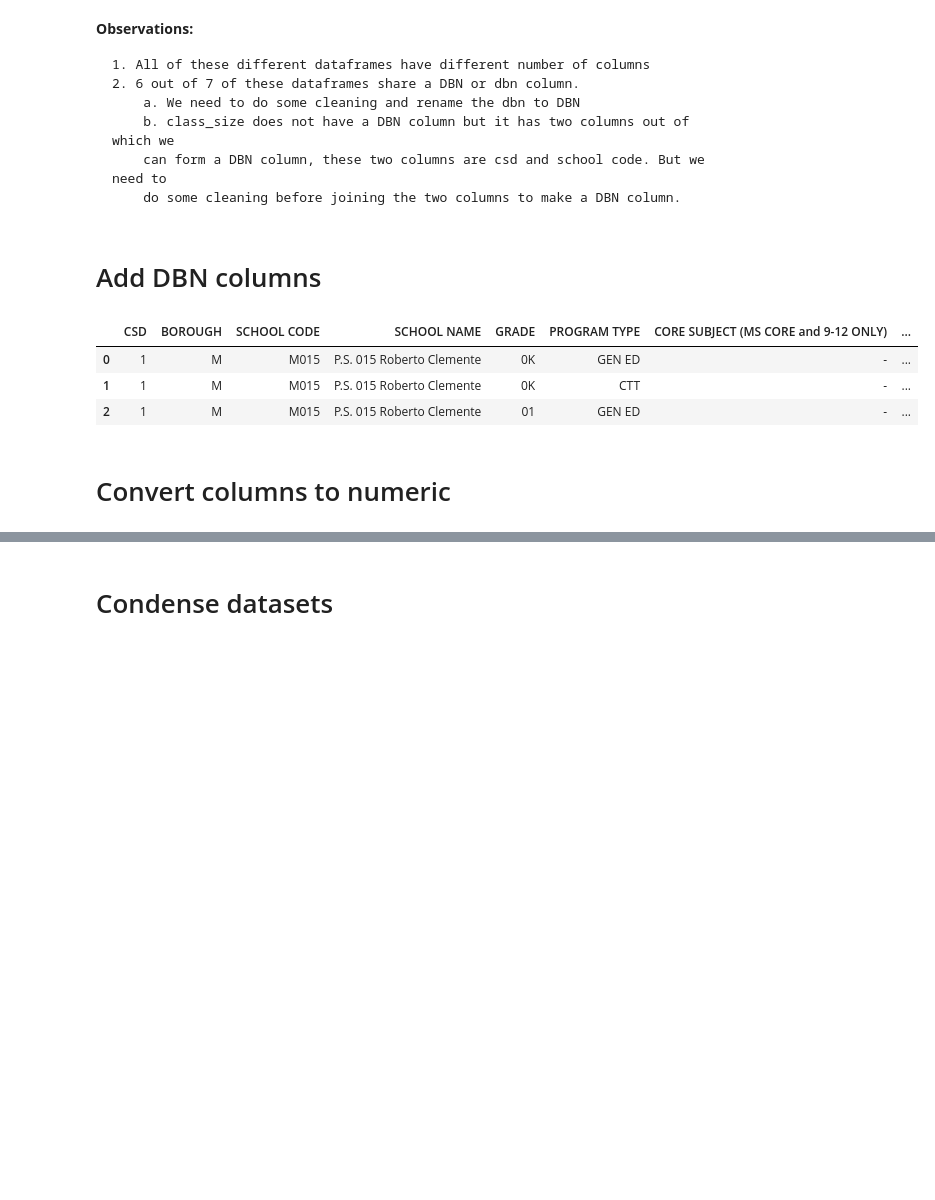
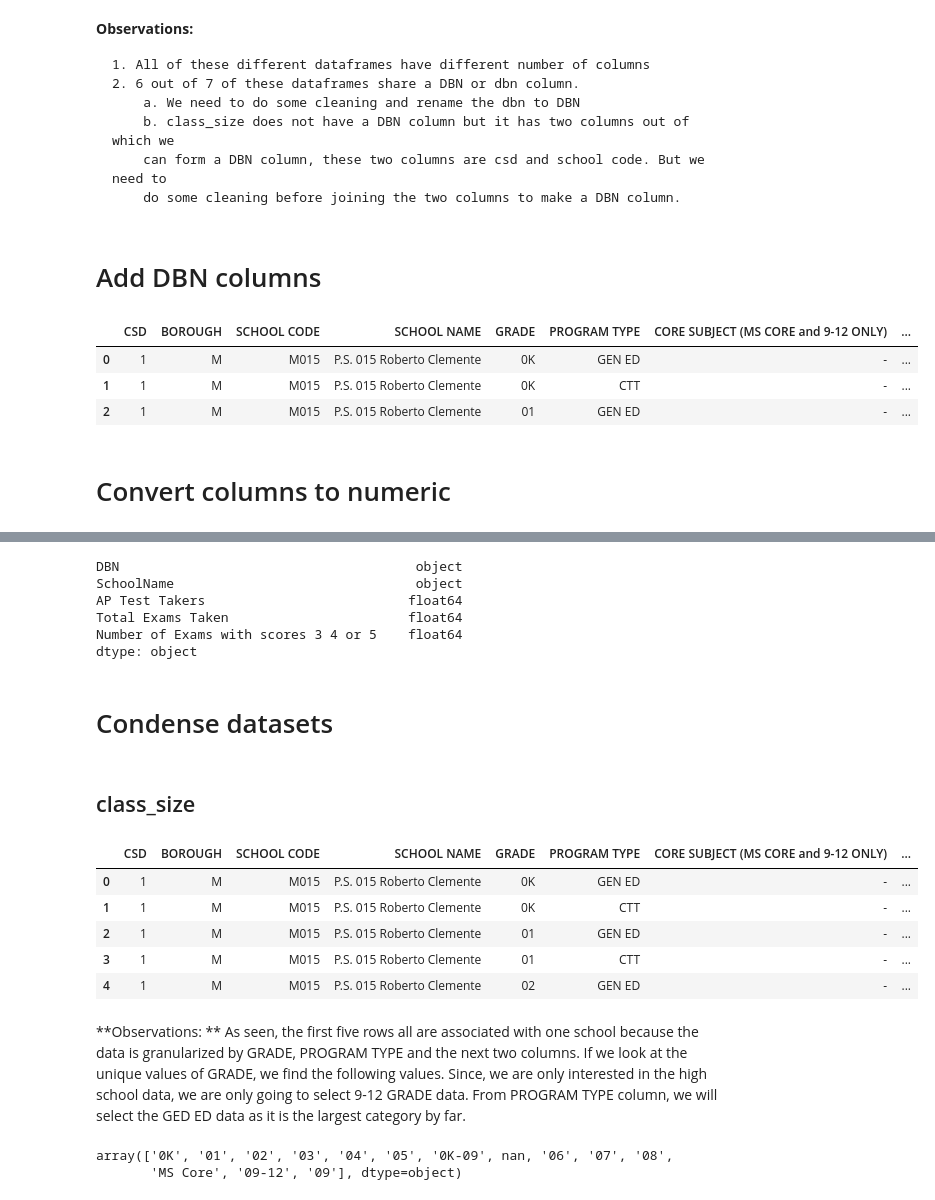
Before and after one commit to Saboorhub/nyc_schools, a Jupyter notebook: nyc_schools.ipynb, the cells around one changed output, grey strips where cells are left out. Cells and saved outputs as stored; diff of their text form; code cells hidden in the pictures; blank space fills up the shorter version.

```diff
--- a/nyc_schools.ipynb
+++ b/nyc_schools.ipynb
@@ -181,2 +196,36 @@ data['hs_directory']['lon'] = pd.to_numeric(data['hs_directory']['lon'], errors=
+# %%
+data['ap_2010'].dtypes
+# %% [output]
+DBN                                      object
+SchoolName                               object
+AP Test Takers                          float64
+Total Exams Taken                       float64
+Number of Exams with scores 3 4 or 5    float64
+dtype: object
 # %% [markdown]
 # Condense datasets
+# %% [markdown]
+## class_size
+# %%
+# it is time to join the datasets to create a combined dataset. But we have to be careful as to which join we need
+# to use. But before we do that, we need to condense some datasets.
+
+
+# We will start with class_size.
+# once again, here are the first few rows of class_size.
+
+data['class_size'].head(5)
+# %% [output]
+|  | CSD | BOROUGH | SCHOOL CODE | SCHOOL NAME | GRADE | PROGRAM TYPE | CORE SUBJECT (MS CORE and 9-12 ONLY) | ... |
+| 0 | 1 | M | M015 | P.S. 015 Roberto Clemente | 0K | GEN ED | - | ... |
+| 1 | 1 | M | M015 | P.S. 015 Roberto Clemente | 0K | CTT | - | ... |
+| 2 | 1 | M | M015 | P.S. 015 Roberto Clemente | 01 | GEN ED | - | ... |
+| 3 | 1 | M | M015 | P.S. 015 Roberto Clemente | 01 | CTT | - | ... |
+| 4 | 1 | M | M015 | P.S. 015 Roberto Clemente | 02 | GEN ED | - | ... |
+# %% [markdown]
+**Observations: ** As seen, the first five rows all are associated with one school because the data is granularized by GRADE, PROGRAM TYPE and the next two columns. If we look at the unique values of GRADE, we find the following values. Since, we are only interested in the high school data, we are only going to select 9-12 GRADE data. From PROGRAM TYPE column, we will select the GED ED data as it is the largest category by far.
+# %%
+data['class_size'].loc[:, 'GRADE '].unique()
+# %% [output]
+array(['0K', '01', '02', '03', '04', '05', '0K-09', nan, '06', '07', '08',
+       'MS Core', '09-12', '09'], dtype=object)
```
Also changed, not shown: parts of 17 cells of this notebook.
